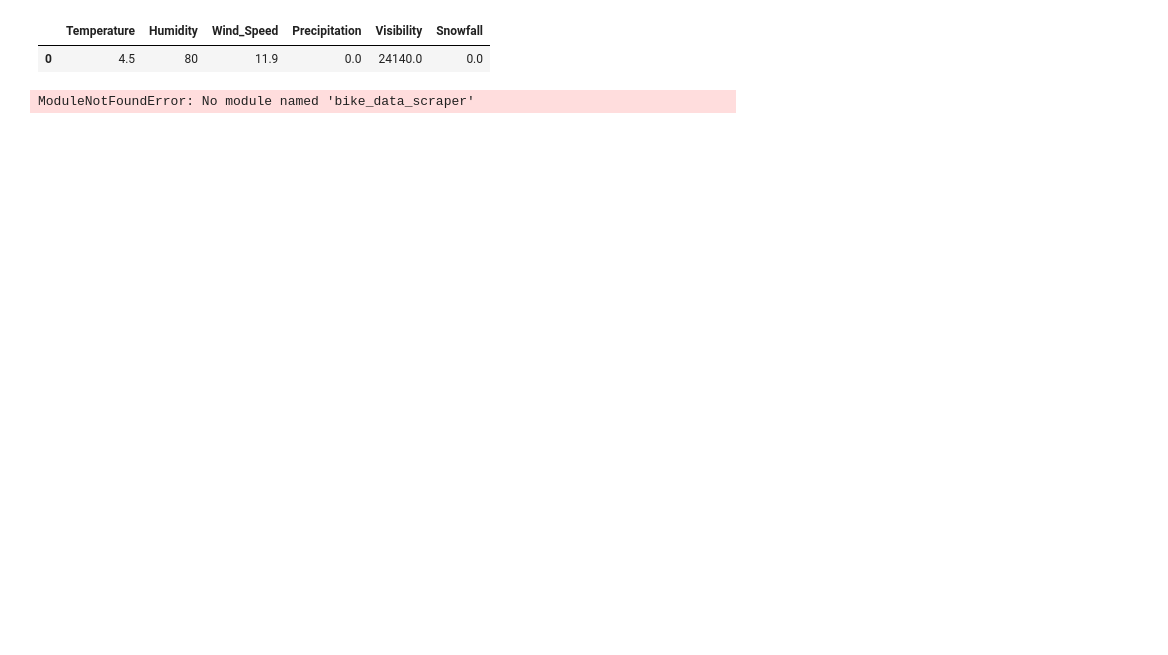
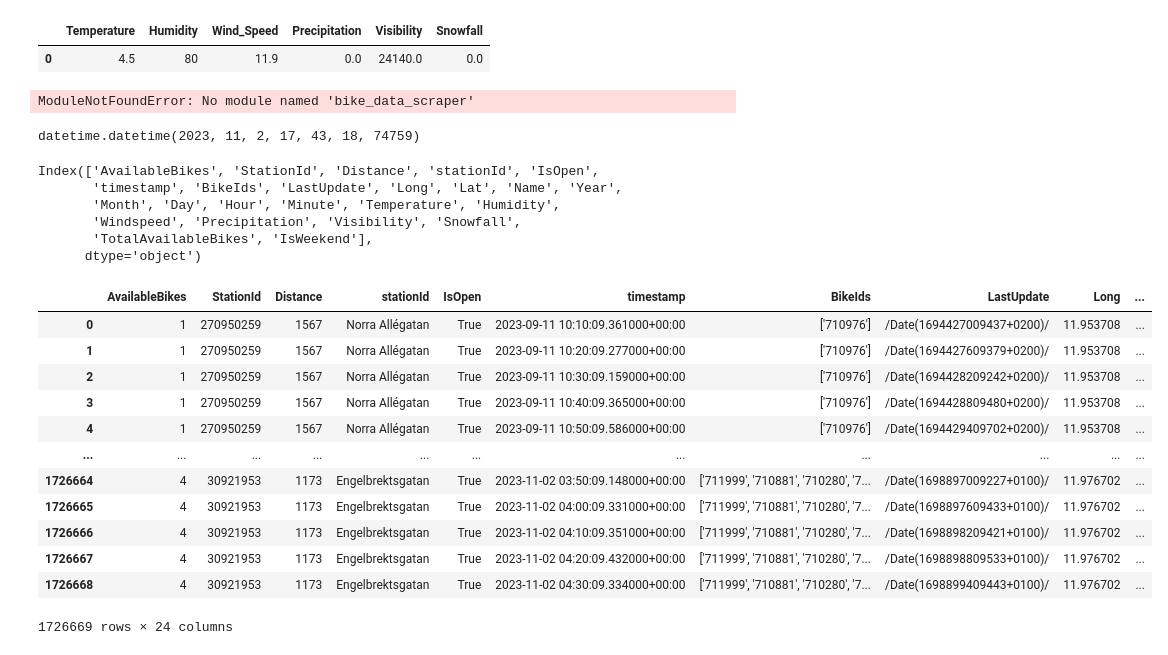
Before and after one commit to eliaselhaddad/Bike-Station-Monitor-Internship1, a Jupyter notebook: bike_data_scraper/sagemaker/test.ipynb, the cells around one changed output. Saved outputs shown, nothing was run; the diff lists cells and outputs as text; code cells hidden in the pictures; blank space fills up the shorter version.

```diff
--- a/bike_data_scraper/sagemaker/test.ipynb
+++ b/bike_data_scraper/sagemaker/test.ipynb
@@ -69,3 +69,13 @@ def fetch_data_from_s3():
     return weather_data, bikes_data
 # %% [output]
 ModuleNotFoundError: No module named 'bike_data_scraper'
+# %%
+from datetime import timedelta, datetime
+
+import boto3
+from boto3.dynamodb.conditions import Attr
+
+
+datetime.now() + timedelta(days=1)
+# %% [output]
+datetime.datetime(2023, 11, 2, 17, 43, 18, 74759)
@@ -71,0 +109,51 @@ ModuleNotFoundError: No module named 'bike_data_scraper'
+# %%
+import pandas as pd
+import boto3
+
+def read_csv_from_s3(bucket_name: str, file_path: str) -> pd.DataFrame:
+    s3 = boto3.client('s3')
+    obj = s3.get_object(Bucket=bucket_name, Key=file_path)
+    df = pd.read_csv(obj['Body'])
+    return df
+
+bucket_name = "danneftw-dscrap-bucket"
+file_path = "processed/two_weeks/station_bikes/2023-08-09-2023-11-02/StationaryStations.csv"
+dataframe = read_csv_from_s3(bucket_name, file_path)
+
+dataframe.columns
+# %% [output]
+Index(['AvailableBikes', 'StationId', 'Distance', 'stationId', 'IsOpen',
+       'timestamp', 'BikeIds', 'LastUpdate', 'Long', 'Lat', 'Name', 'Year',
+       'Month', 'Day', 'Hour', 'Minute', 'Temperature', 'Humidity',
+       'Windspeed', 'Precipitation', 'Visibility', 'Snowfall',
+       'TotalAvailableBikes', 'IsWeekend'],
+      dtype='object')
+# %%
+import pandas as pd
+import boto3
+
+def read_csv_from_s3(bucket_name: str, file_path: str) -> pd.DataFrame:
+    s3 = boto3.client('s3')
+    obj = s3.get_object(Bucket=bucket_name, Key=file_path)
+    df = pd.read_csv(obj['Body'])
+    return df
+
+bucket_name = "danneftw-dscrap-bucket"
+file_path = "processed/station_bikes/2023-08-09-2023-11-02/StationaryStations.csv"
+dataframe = read_csv_from_s3(bucket_name, file_path)
+# %%
+dataframe
+# %% [output]
+|  | AvailableBikes | StationId | Distance | stationId | IsOpen | timestamp | BikeIds | LastUpdate | Long | ... |
+| 0 | 1 | 270950259 | 1567 | Norra Allégatan | True | 2023-09-11 10:10:09.361000+00:00 | ['710976'] | /Date(1694427009437+0200)/ | 11.953708 | ... |
+| 1 | 1 | 270950259 | 1567 | Norra Allégatan | True | 2023-09-11 10:20:09.277000+00:00 | ['710976'] | /Date(1694427609379+0200)/ | 11.953708 | ... |
+| 2 | 1 | 270950259 | 1567 | Norra Allégatan | True | 2023-09-11 10:30:09.159000+00:00 | ['710976'] | /Date(1694428209242+0200)/ | 11.953708 | ... |
+| 3 | 1 | 270950259 | 1567 | Norra Allégatan | True | 2023-09-11 10:40:09.365000+00:00 | ['710976'] | /Date(1694428809480+0200)/ | 11.953708 | ... |
+| 4 | 1 | 270950259 | 1567 | Norra Allégatan | True | 2023-09-11 10:50:09.586000+00:00 | ['710976'] | /Date(1694429409702+0200)/ | 11.953708 | ... |
+| ... | ... | ... | ... | ... | ... | ... | ... | ... | ... | ... |
+| 1726664 | 4 | 30921953 | 1173 | Engelbrektsgatan | True | 2023-11-02 03:50:09.148000+00:00 | ['711999', '710881', '710280', '7... | /Date(1698897009227+0100)/ | 11.976702 | ... |
+| 1726665 | 4 | 30921953 | 1173 | Engelbrektsgatan | True | 2023-11-02 04:00:09.331000+00:00 | ['711999', '710881', '710280', '7... | /Date(1698897609433+0100)/ | 11.976702 | ... |
+| 1726666 | 4 | 30921953 | 1173 | Engelbrektsgatan | True | 2023-11-02 04:10:09.351000+00:00 | ['711999', '710881', '710280', '7... | /Date(1698898209421+0100)/ | 11.976702 | ... |
+| 1726667 | 4 | 30921953 | 1173 | Engelbrektsgatan | True | 2023-11-02 04:20:09.432000+00:00 | ['711999', '710881', '710280', '7... | /Date(1698898809533+0100)/ | 11.976702 | ... |
+| 1726668 | 4 | 30921953 | 1173 | Engelbrektsgatan | True | 2023-11-02 04:30:09.334000+00:00 | ['711999', '710881', '710280', '7... | /Date(1698899409443+0100)/ | 11.976702 | ... |
+1726669 rows × 24 columns
```
Also changed, not shown: parts of 10 cells of this notebook, 11 other files.
